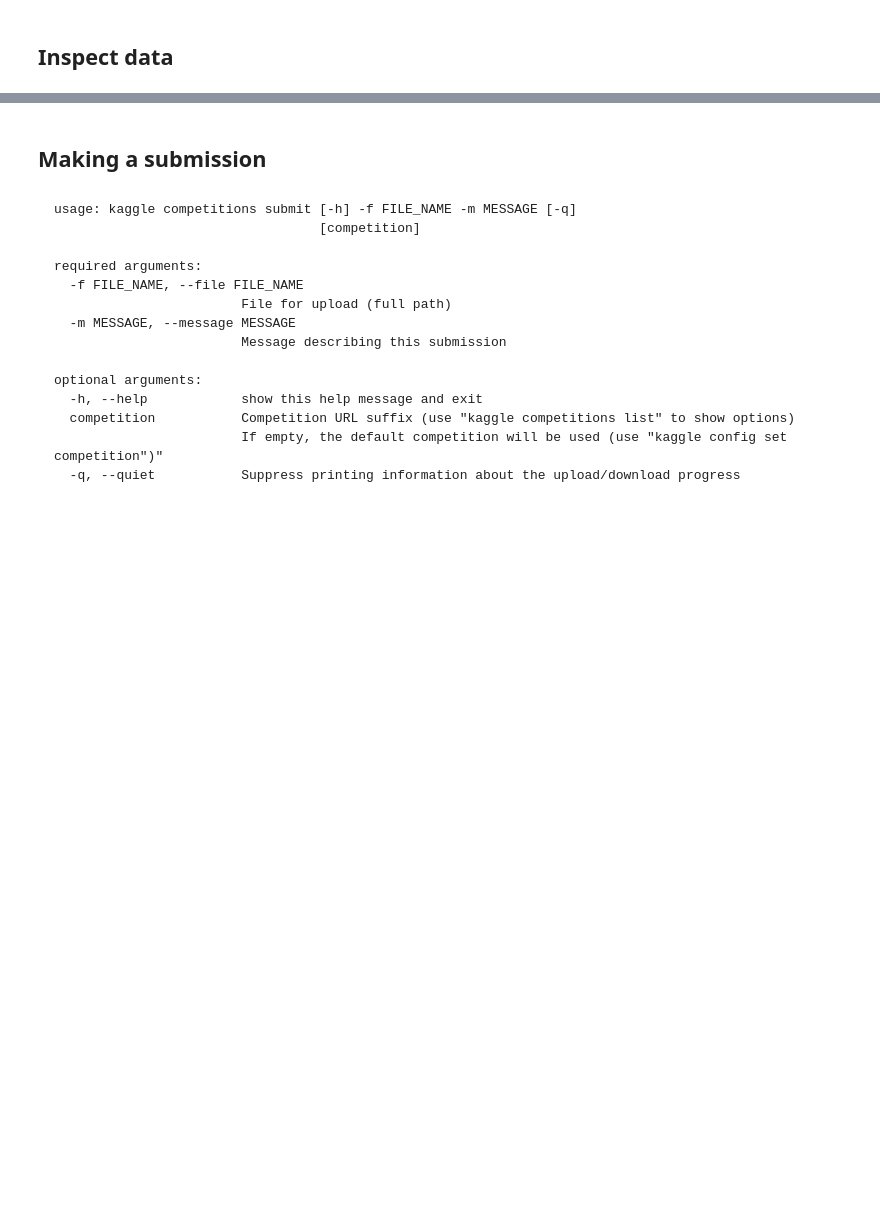
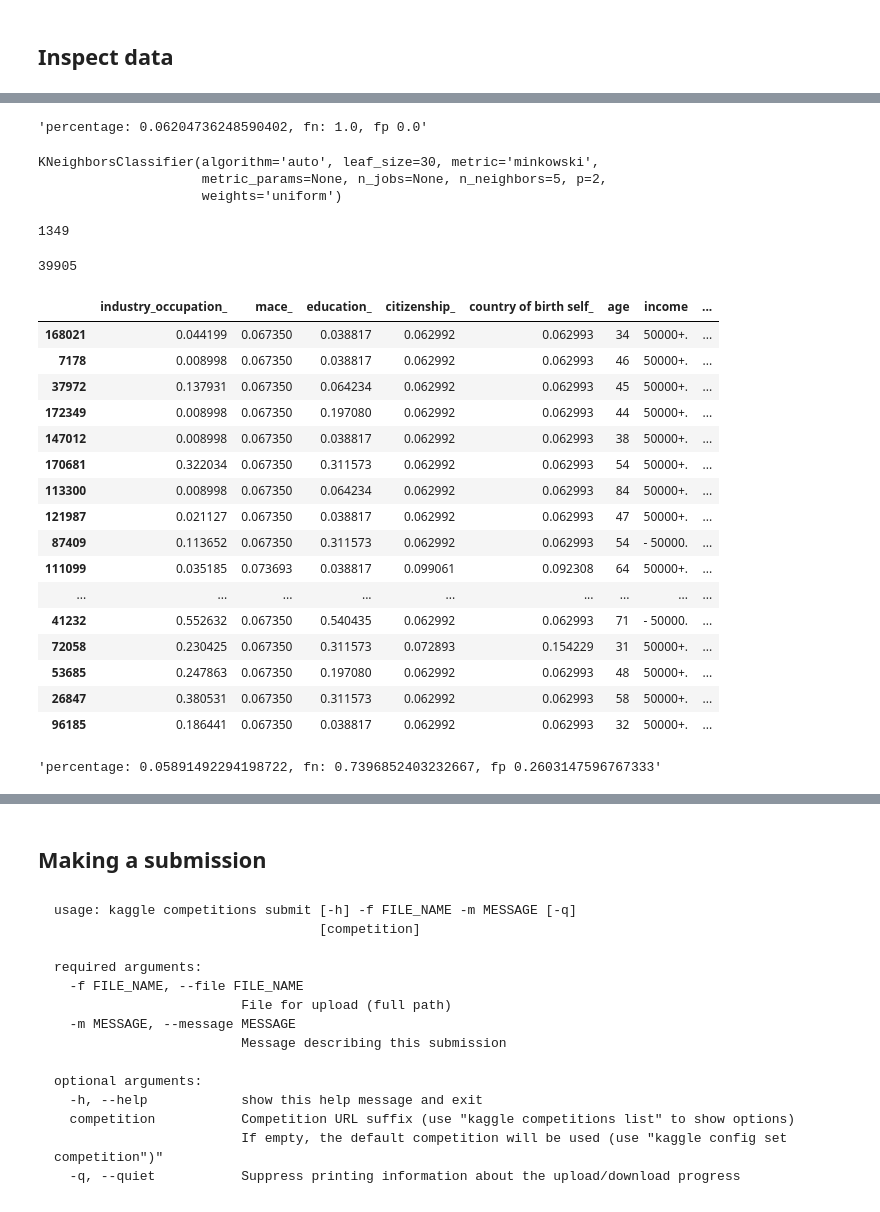
Before and after one commit to w8mr/ing-ml-challenge, a Jupyter notebook: ING_ML_Challenge_week_6.ipynb, the cells around one changed output, grey strips where cells are left out. Saved outputs shown, nothing was run; the diff lists cells and outputs as text; code cells hidden in the pictures; blank space fills up the shorter version.

```diff
--- a/ING_ML_Challenge_week_6.ipynb
+++ b/ING_ML_Challenge_week_6.ipynb
@@ -225,0 +289,6 @@ memory usage: 31.2+ MB
+# %%
+# Import necessary modules
+from sklearn.model_selection import train_test_split
+
+# Split into training and test set and stratify the split according to the labels so that they are distributed in the training and test sets as they are in the original dataset.
+X_train, X_test, y_train, y_test = train_test_split(X_full, y_full, test_size = 0.2, random_state=42, stratify=y_full)
@@ -225,0 +303,7 @@ memory usage: 31.2+ MB
+# %%
+
+from sklearn.ensemble import RandomForestClassifier
+
+model = RandomForestClassifier(n_estimators=800, max_depth=15, random_state=1)
+model.fit(X_train, y_train)
+predictions = model.predict(X_test)
@@ -225,0 +326,58 @@ memory usage: 31.2+ MB
+# %%
+'percentage: {}, fn: {}, fp {}'.format(len(diff)/len(q), len(diff[diff['income']=='50000+.'])/len(diff), len(diff[diff['income']!='50000+.'])/len(diff))
+# %% [output]
+'percentage: 0.06204736248590402, fn: 1.0, fp 0.0'
+# %%
+from sklearn.neighbors import KNeighborsClassifier
+
+# Create a k-NN classifier with 6 neighbors
+knn = KNeighborsClassifier(n_neighbors=5)
+
+# Fit the classifier to the data
+knn.fit(X_train,y_train)
+# %% [output]
+KNeighborsClassifier(algorithm='auto', leaf_size=30, metric='minkowski',
+                     metric_params=None, n_jobs=None, n_neighbors=5, p=2,
+                     weights='uniform')
+# %%
+predictions_knn = knn.predict(X_test)
+# %%
+len(predictions_knn[predictions_knn=='50000+.'])
+# %% [output]
+1349
+# %%
+len(X_test)
+# %% [output]
+39905
+# %%
+q = X_test.copy()
+q['income'] = y_test
+q['predict_knn'] = predictions_knn
+
+q.head()
+
+diff = q[q['income']!=q['predict_knn']]
+
+diff.head(50)
+# %% [output]
+|  | industry_occupation_ | mace_ | education_ | citizenship_ | country of birth self_ | age | income | ... |
+| 168021 | 0.044199 | 0.067350 | 0.038817 | 0.062992 | 0.062993 | 34 | 50000+. | ... |
+| 7178 | 0.008998 | 0.067350 | 0.038817 | 0.062992 | 0.062993 | 46 | 50000+. | ... |
+| 37972 | 0.137931 | 0.067350 | 0.064234 | 0.062992 | 0.062993 | 45 | 50000+. | ... |
+| 172349 | 0.008998 | 0.067350 | 0.197080 | 0.062992 | 0.062993 | 44 | 50000+. | ... |
+| 147012 | 0.008998 | 0.067350 | 0.038817 | 0.062992 | 0.062993 | 38 | 50000+. | ... |
+| 170681 | 0.322034 | 0.067350 | 0.311573 | 0.062992 | 0.062993 | 54 | 50000+. | ... |
+| 113300 | 0.008998 | 0.067350 | 0.064234 | 0.062992 | 0.062993 | 84 | 50000+. | ... |
+| 121987 | 0.021127 | 0.067350 | 0.038817 | 0.062992 | 0.062993 | 47 | 50000+. | ... |
+| 87409 | 0.113652 | 0.067350 | 0.311573 | 0.062992 | 0.062993 | 54 | - 50000. | ... |
+| 111099 | 0.035185 | 0.073693 | 0.038817 | 0.099061 | 0.092308 | 64 | 50000+. | ... |
+| ... | ... | ... | ... | ... | ... | ... | ... | ... |
+| 41232 | 0.552632 | 0.067350 | 0.540435 | 0.062992 | 0.062993 | 71 | - 50000. | ... |
+| 72058 | 0.230425 | 0.067350 | 0.311573 | 0.072893 | 0.154229 | 31 | 50000+. | ... |
+| 53685 | 0.247863 | 0.067350 | 0.197080 | 0.062992 | 0.062993 | 48 | 50000+. | ... |
+| 26847 | 0.380531 | 0.067350 | 0.311573 | 0.062992 | 0.062993 | 58 | 50000+. | ... |
+| 96185 | 0.186441 | 0.067350 | 0.038817 | 0.062992 | 0.062993 | 32 | 50000+. | ... |
+# %%
+'percentage: {}, fn: {}, fp {}'.format(len(diff)/len(q), len(diff[diff['income']=='50000+.'])/len(diff), len(diff[diff['income']!='50000+.'])/len(diff))
+# %% [output]
+'percentage: 0.05891492294198722, fn: 0.7396852403232667, fp 0.2603147596767333'
```
Also changed, not shown: parts of 30 cells of this notebook.
